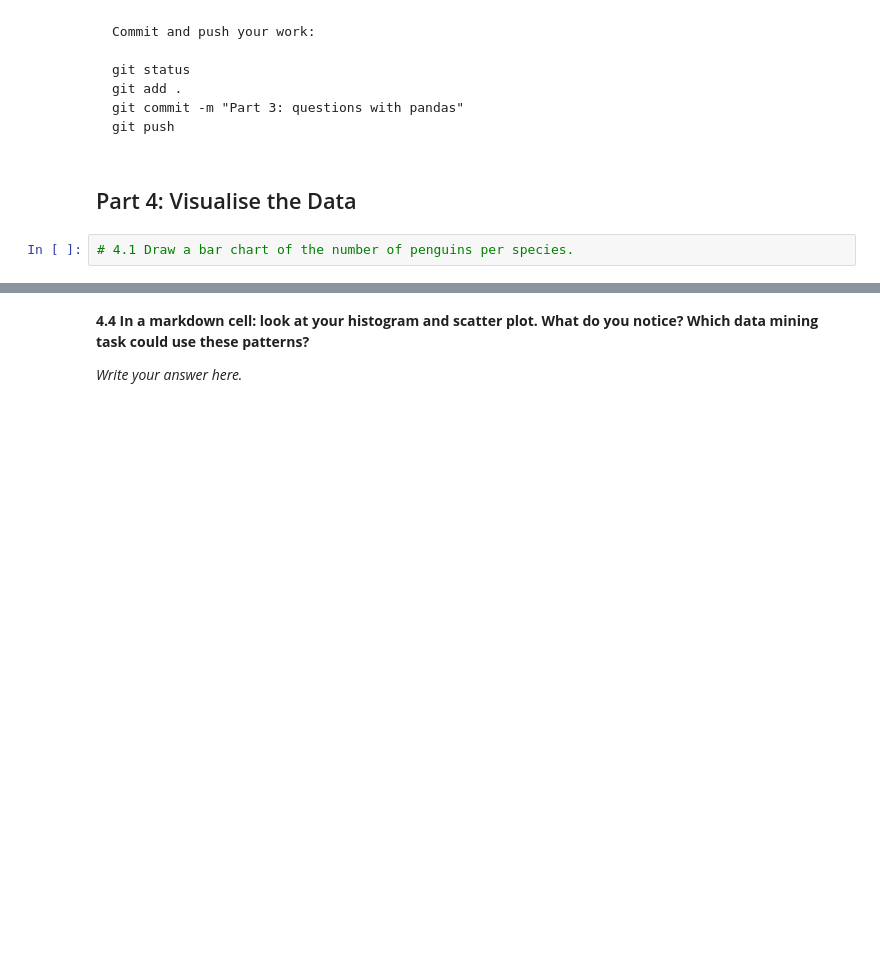
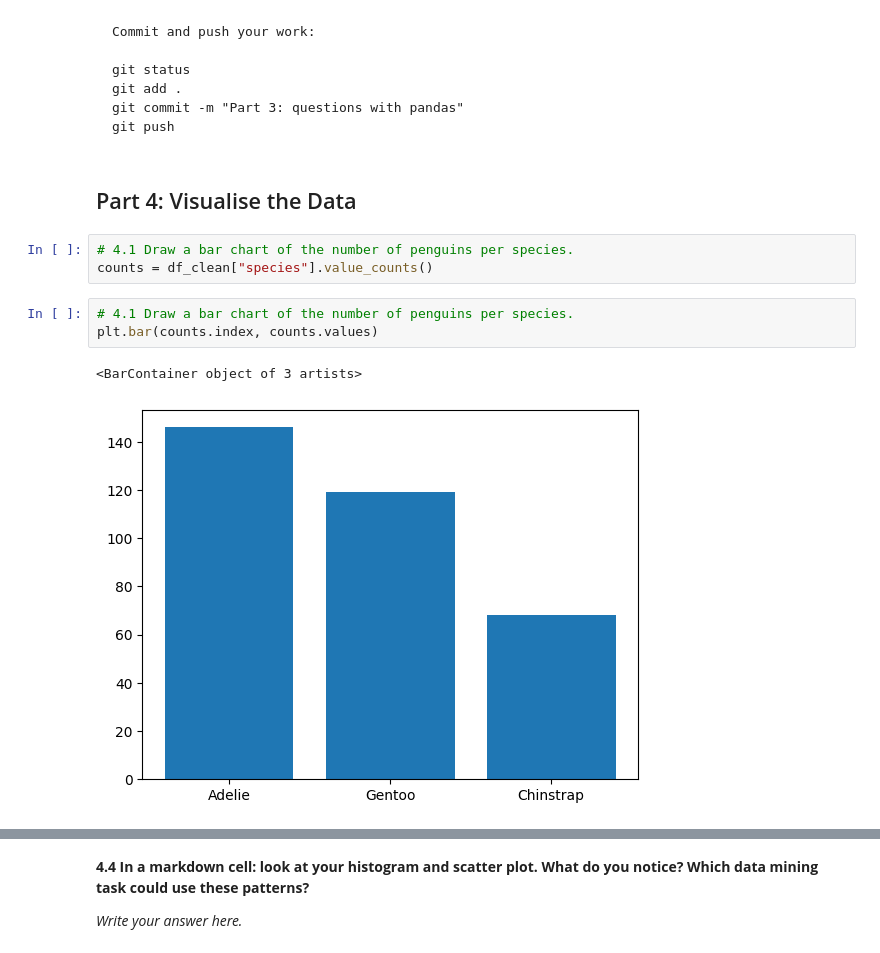
Before and after one commit to jb24abo/practical_1, a Jupyter notebook: Practical_1_T.ipynb, the cells around one changed output, grey strips where cells are left out. Saved outputs shown, nothing was run; the diff lists cells and outputs as text; blank space fills up the shorter version.

Commit message:
part 4 charts

```diff
--- a/Practical_1_T.ipynb
+++ b/Practical_1_T.ipynb
@@ -192,3 +192,10 @@ git push
 ## Part 4: Visualise the Data
 # %%
 # 4.1 Draw a bar chart of the number of penguins per species.
+counts = df_clean["species"].value_counts()
+# %%
+# 4.1 Draw a bar chart of the number of penguins per species.
+plt.bar(counts.index, counts.values)
+# %% [output]
+<BarContainer object of 3 artists>
+[figure, added]
```
Also changed, not shown: parts of 10 cells of this notebook.
